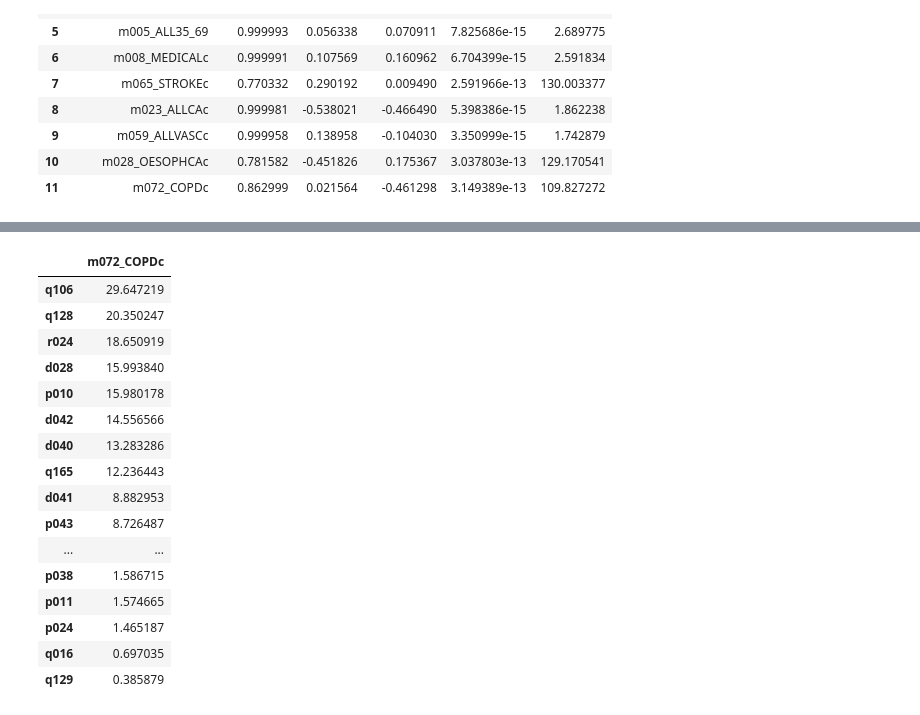
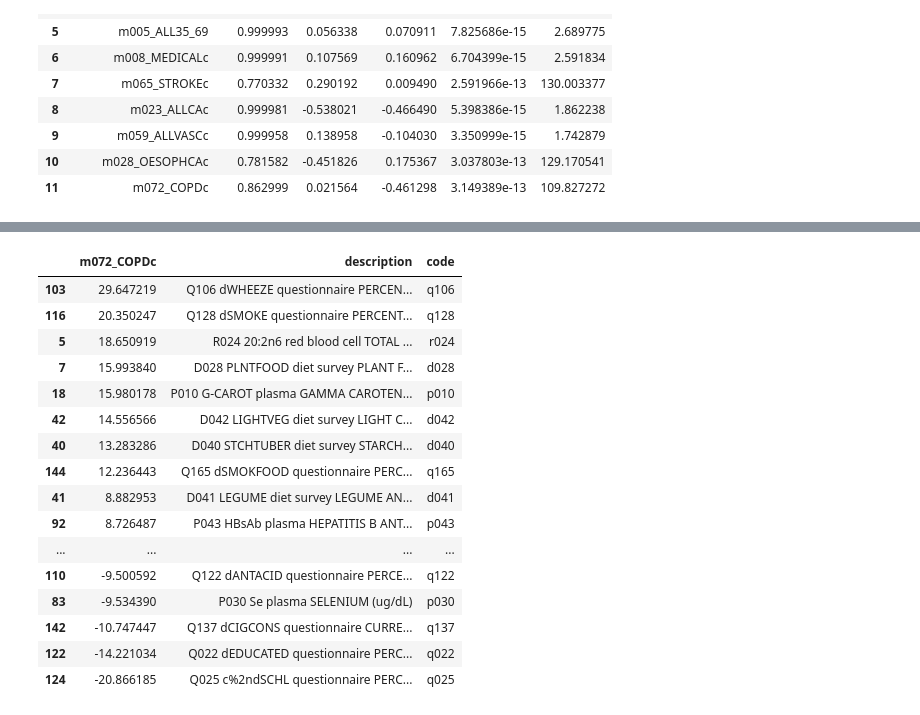
Before and after one commit to colbytse/community_health_project, a Jupyter notebook: modeling-ct.ipynb, the cells around one changed output, grey strips where cells are left out. Saved outputs shown, nothing was run; the diff lists cells and outputs as text; code cells hidden in the pictures.

```diff
--- a/modeling-ct.ipynb
+++ b/modeling-ct.ipynb
@@ -386,0 +378,4 @@ imp_features['m010_NONMEDc'][imp_features['m010_NONMEDc'] != 0].to_frame().sort_
+# %%
+imp_features.reset_index(inplace=True)
+# %%
+score_df = imp_features.merge(text_df, left_on='index', right_on='code', how='left').drop(columns = ['index'])
@@ -493,20 +507,22 @@ imp_features['m028_OESOPHCAc'][imp_features['m028_OESOPHCAc'] != 0].to_frame().s
 # %%
 imp_features['m072_COPDc'][imp_features['m072_COPDc'] > 0].to_frame().sort_values(by='m072_COPDc', ascending=False)
+score_df[['m072_COPDc', 'description', 'code']][score_df['m072_COPDc'] != 0]\
+.sort_values(by='m072_COPDc', ascending=False)
 # %% [output]
-|  | m072_COPDc |
-| q106 | 29.647219 |
-| q128 | 20.350247 |
-| r024 | 18.650919 |
-| d028 | 15.993840 |
-| p010 | 15.980178 |
-| d042 | 14.556566 |
-| d040 | 13.283286 |
-| q165 | 12.236443 |
-| d041 | 8.882953 |
-| p043 | 8.726487 |
-| ... | ... |
-| p038 | 1.586715 |
-| p011 | 1.574665 |
-| p024 | 1.465187 |
-| q016 | 0.697035 |
-| q129 | 0.385879 |
+|  | m072_COPDc | description | code |
+| 103 | 29.647219 | Q106 dWHEEZE questionnaire PERCEN... | q106 |
+| 116 | 20.350247 | Q128 dSMOKE questionnaire PERCENT... | q128 |
+| 5 | 18.650919 | R024 20:2n6 red blood cell TOTAL ... | r024 |
+| 7 | 15.993840 | D028 PLNTFOOD diet survey PLANT F... | d028 |
+| 18 | 15.980178 | P010 G-CAROT plasma GAMMA CAROTEN... | p010 |
+| 42 | 14.556566 | D042 LIGHTVEG diet survey LIGHT C... | d042 |
+| 40 | 13.283286 | D040 STCHTUBER diet survey STARCH... | d040 |
+| 144 | 12.236443 | Q165 dSMOKFOOD questionnaire PERC... | q165 |
+| 41 | 8.882953 | D041 LEGUME diet survey LEGUME AN... | d041 |
+| 92 | 8.726487 | P043 HBsAb plasma HEPATITIS B ANT... | p043 |
+| ... | ... | ... | ... |
+| 110 | -9.500592 | Q122 dANTACID questionnaire PERCE... | q122 |
+| 83 | -9.534390 | P030 Se plasma SELENIUM (ug/dL) | p030 |
+| 142 | -10.747447 | Q137 dCIGCONS questionnaire CURRE... | q137 |
+| 122 | -14.221034 | Q022 dEDUCATED questionnaire PERC... | q022 |
+| 124 | -20.866185 | Q025 c%2ndSCHL questionnaire PERC... | q025 |
```
Also changed, not shown: parts of 12 cells of this notebook.
